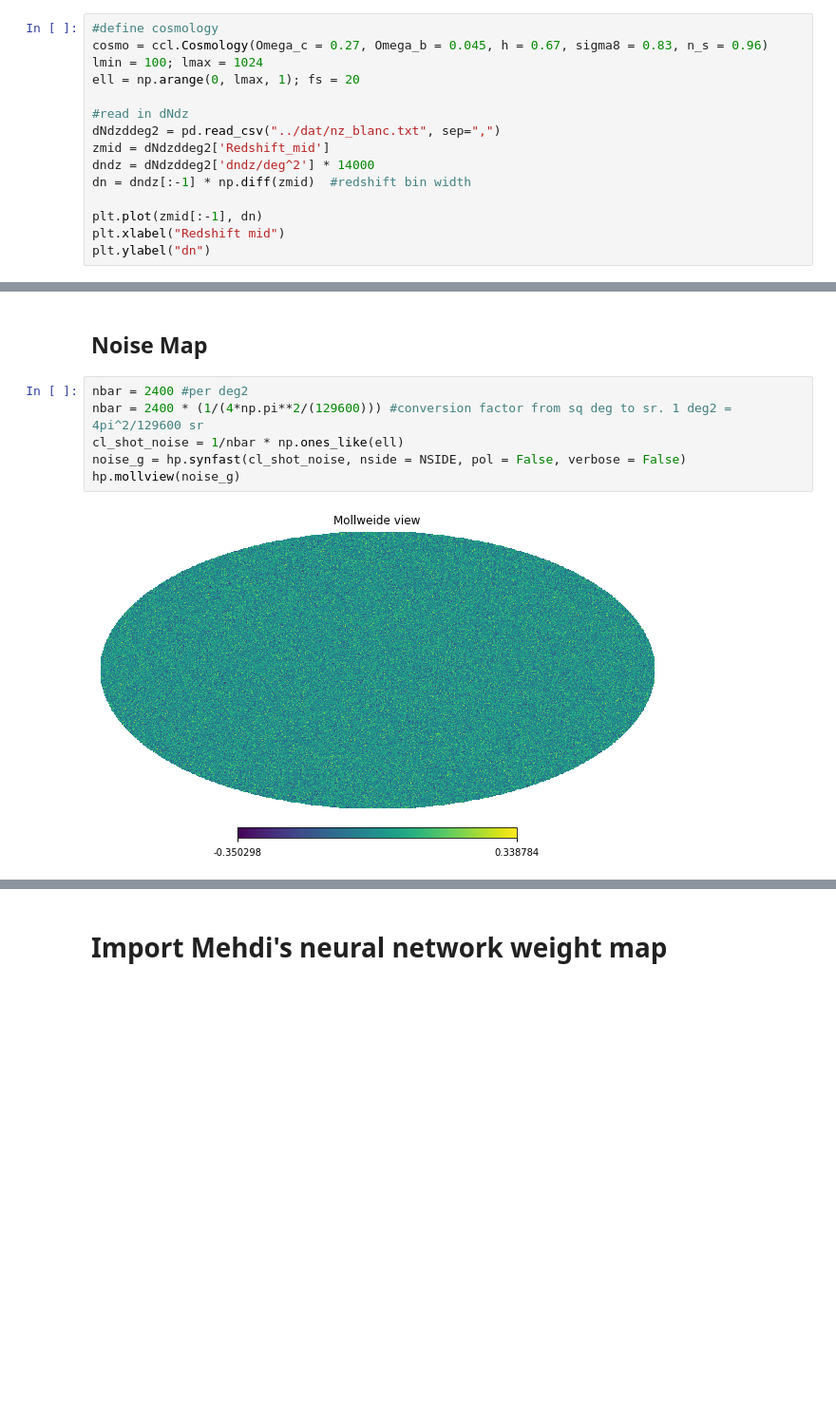
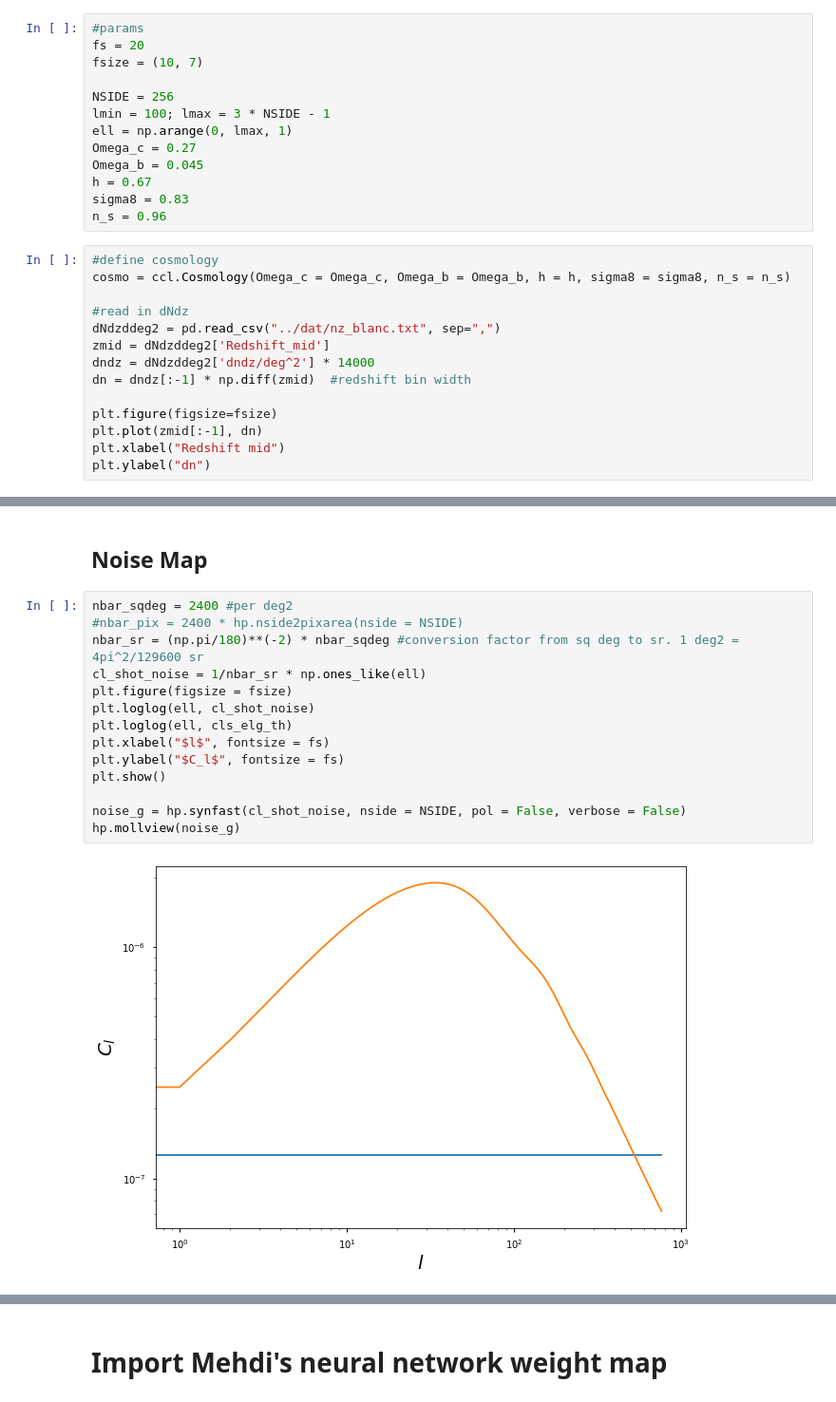
Before and after one commit to tanveerkarim/imaging-sys-covariance, a Jupyter notebook: notebooks/generate_mocks.ipynb, the cells around one changed output, grey strips where cells are left out. Shown at 95% size. Drawn from its saved outputs; the diff is of its cells as text; blank space fills up the shorter version.

```diff
--- a/notebooks/generate_mocks.ipynb
+++ b/notebooks/generate_mocks.ipynb
@@ -61,10 +18,21 @@ def bin_mat(r=[],mat=[],r_bins=[]):#works for cov and skewness
 # %% [markdown]
 # 1: Generate $C^{gg}_{L}$ from `CCL`
+# %%
+#params
+fs = 20
+fsize = (10, 7)
+
+NSIDE = 256
+lmin = 100; lmax = 3 * NSIDE - 1
+ell = np.arange(0, lmax, 1)
+Omega_c = 0.27
+Omega_b = 0.045
+h = 0.67
+sigma8 = 0.83
+n_s = 0.96
 # %%
 #define cosmology
-cosmo = ccl.Cosmology(Omega_c = 0.27, Omega_b = 0.045, h = 0.67, sigma8 = 0.83, n_s = 0.96)
-lmin = 100; lmax = 1024
-ell = np.arange(0, lmax, 1); fs = 20
+cosmo = ccl.Cosmology(Omega_c = Omega_c, Omega_b = Omega_b, h = h, sigma8 = sigma8, n_s = n_s)
 
 #read in dNdz
 dNdzddeg2 = pd.read_csv("../dat/nz_blanc.txt", sep=",")
@@ -72,6 +40,7 @@ zmid = dNdzddeg2['Redshift_mid']
 dndz = dNdzddeg2['dndz/deg^2'] * 14000
 dn = dndz[:-1] * np.diff(zmid)  #redshift bin width
 
+plt.figure(figsize=fsize)
 plt.plot(zmid[:-1], dn)
 plt.xlabel("Redshift mid")
 plt.ylabel("dn")
@@ -112,10 +80,18 @@ hp.mollview(delta_g)
 # %% [markdown]
 ## Noise Map
 # %%
-nbar = 2400 #per deg2
-nbar = 2400 * (1/(4*np.pi**2/(129600))) #conversion factor from sq deg to sr. 1 deg2 = 4pi^2/129600 sr
-cl_shot_noise = 1/nbar * np.ones_like(ell)
+nbar_sqdeg = 2400 #per deg2
+#nbar_pix = 2400 * hp.nside2pixarea(nside = NSIDE)
+nbar_sr = (np.pi/180)**(-2) * nbar_sqdeg #conversion factor from sq deg to sr. 1 deg2 = 4pi^2/129600 sr
+cl_shot_noise = 1/nbar_sr * np.ones_like(ell)
+plt.figure(figsize = fsize)
+plt.loglog(ell, cl_shot_noise)
+plt.loglog(ell, cls_elg_th)
+plt.xlabel("$l$", fontsize = fs)
+plt.ylabel("$C_l$", fontsize = fs)
+plt.show()
+
 noise_g = hp.synfast(cl_shot_noise, nside = NSIDE, pol = False, verbose = False)
 hp.mollview(noise_g)
 # %% [output]
-[figure, old version]
+[figure, new version]
```
Also changed, not shown: parts of 26 cells of this notebook.
